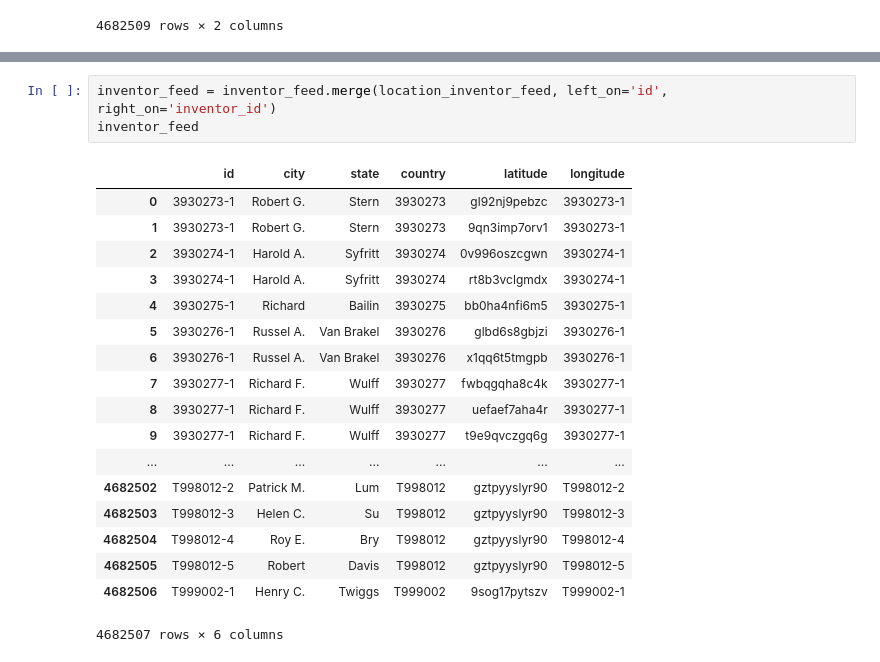
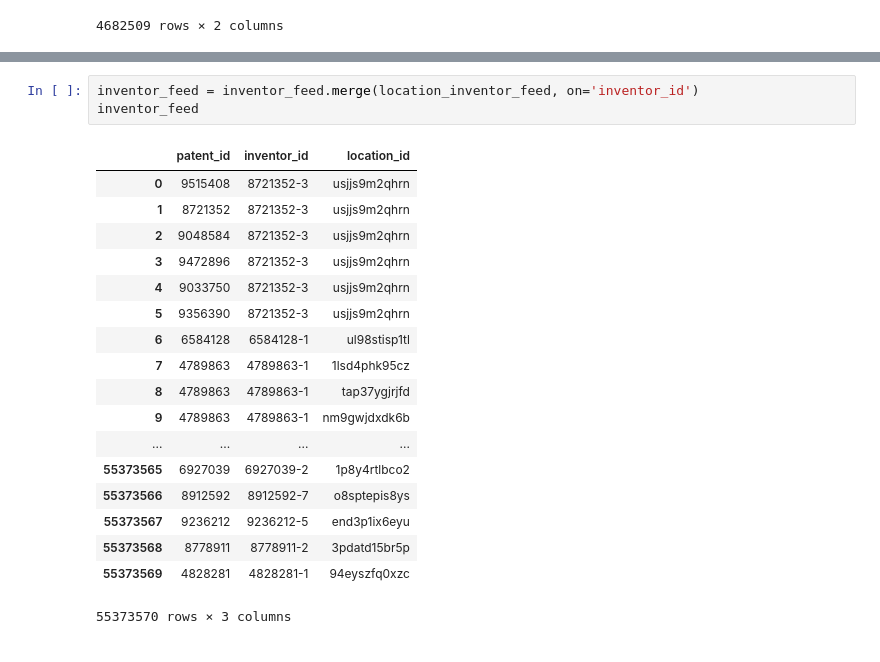
Before and after one commit to boreshkinai/patent-analysis, a Jupyter notebook: patents-view-exploration.ipynb, the cells around one changed output, grey strips where cells are left out. Cells and saved outputs as stored; diff of their text form.

```diff
--- a/patents-view-exploration.ipynb
+++ b/patents-view-exploration.ipynb
@@ -124,22 +147,22 @@ location_inventor_feed.groupby('inventor_id').count()
 # %%
-inventor_feed = inventor_feed.merge(location_inventor_feed, left_on='id', right_on='inventor_id')
+inventor_feed = inventor_feed.merge(location_inventor_feed, on='inventor_id')
 inventor_feed
 # %% [output]
-|  | id | city | state | country | latitude | longitude |
-| 0 | 3930273-1 | Robert G. | Stern | 3930273 | gl92nj9pebzc | 3930273-1 |
-| 1 | 3930273-1 | Robert G. | Stern | 3930273 | 9qn3imp7orv1 | 3930273-1 |
-| 2 | 3930274-1 | Harold A. | Syfritt | 3930274 | 0v996oszcgwn | 3930274-1 |
-| 3 | 3930274-1 | Harold A. | Syfritt | 3930274 | rt8b3vclgmdx | 3930274-1 |
-| 4 | 3930275-1 | Richard | Bailin | 3930275 | bb0ha4nfi6m5 | 3930275-1 |
-| 5 | 3930276-1 | Russel A. | Van Brakel | 3930276 | glbd6s8gbjzi | 3930276-1 |
-| 6 | 3930276-1 | Russel A. | Van Brakel | 3930276 | x1qq6t5tmgpb | 3930276-1 |
-| 7 | 3930277-1 | Richard F. | Wulff | 3930277 | fwbqgqha8c4k | 3930277-1 |
-| 8 | 3930277-1 | Richard F. | Wulff | 3930277 | uefaef7aha4r | 3930277-1 |
-| 9 | 3930277-1 | Richard F. | Wulff | 3930277 | t9e9qvczgq6g | 3930277-1 |
-| ... | ... | ... | ... | ... | ... | ... |
-| 4682502 | T998012-2 | Patrick M. | Lum | T998012 | gztpyyslyr90 | T998012-2 |
-| 4682503 | T998012-3 | Helen C. | Su | T998012 | gztpyyslyr90 | T998012-3 |
-| 4682504 | T998012-4 | Roy E. | Bry | T998012 | gztpyyslyr90 | T998012-4 |
-| 4682505 | T998012-5 | Robert | Davis | T998012 | gztpyyslyr90 | T998012-5 |
-| 4682506 | T999002-1 | Henry C. | Twiggs | T999002 | 9sog17pytszv | T999002-1 |
+|  | patent_id | inventor_id | location_id |
+| 0 | 9515408 | 8721352-3 | usjjs9m2qhrn |
+| 1 | 8721352 | 8721352-3 | usjjs9m2qhrn |
+| 2 | 9048584 | 8721352-3 | usjjs9m2qhrn |
+| 3 | 9472896 | 8721352-3 | usjjs9m2qhrn |
+| 4 | 9033750 | 8721352-3 | usjjs9m2qhrn |
+| 5 | 9356390 | 8721352-3 | usjjs9m2qhrn |
+| 6 | 6584128 | 6584128-1 | ul98stisp1tl |
+| 7 | 4789863 | 4789863-1 | 1lsd4phk95cz |
+| 8 | 4789863 | 4789863-1 | tap37ygjrjfd |
+| 9 | 4789863 | 4789863-1 | nm9gwjdxdk6b |
+| ... | ... | ... | ... |
+| 55373565 | 6927039 | 6927039-2 | 1p8y4rtlbco2 |
+| 55373566 | 8912592 | 8912592-7 | o8sptepis8ys |
+| 55373567 | 9236212 | 9236212-5 | end3p1ix6eyu |
+| 55373568 | 8778911 | 8778911-2 | 3pdatd15br5p |
+| 55373569 | 4828281 | 4828281-1 | 94eyszfq0xzc |
-4682507 rows × 6 columns
+55373570 rows × 3 columns
```
Also changed, not shown: parts of 8 cells of this notebook.
